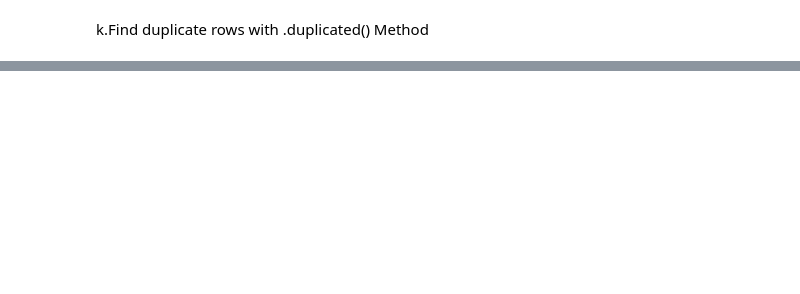
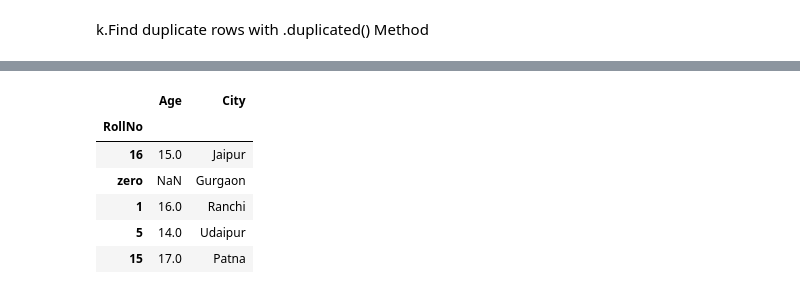
Before and after one commit to NehaSrinivas98/MachineLearningCourse, a Jupyter notebook: pandasNumpy.ipynb, the cells around one changed output, grey strips where cells are left out. Saved outputs shown, nothing was run; the diff lists cells and outputs as text; code cells hidden in the pictures; blank space fills up the shorter version.

```diff
--- a/pandasNumpy.ipynb
+++ b/pandasNumpy.ipynb
@@ -454,0 +912,11 @@ df[duplicated]
+# %%
+# Prints all the non duplicated values
+df[~duplicated_first][['Age','City']]
+# %% [output]
+|  | Age | City |
+| RollNo |  |  |
+| 16 | 15.0 | Jaipur |
+| zero | NaN | Gurgaon |
+| 1 | 16.0 | Ranchi |
+| 5 | 14.0 | Udaipur |
+| 15 | 17.0 | Patna |
```
Also changed, not shown: parts of 36 cells of this notebook.
